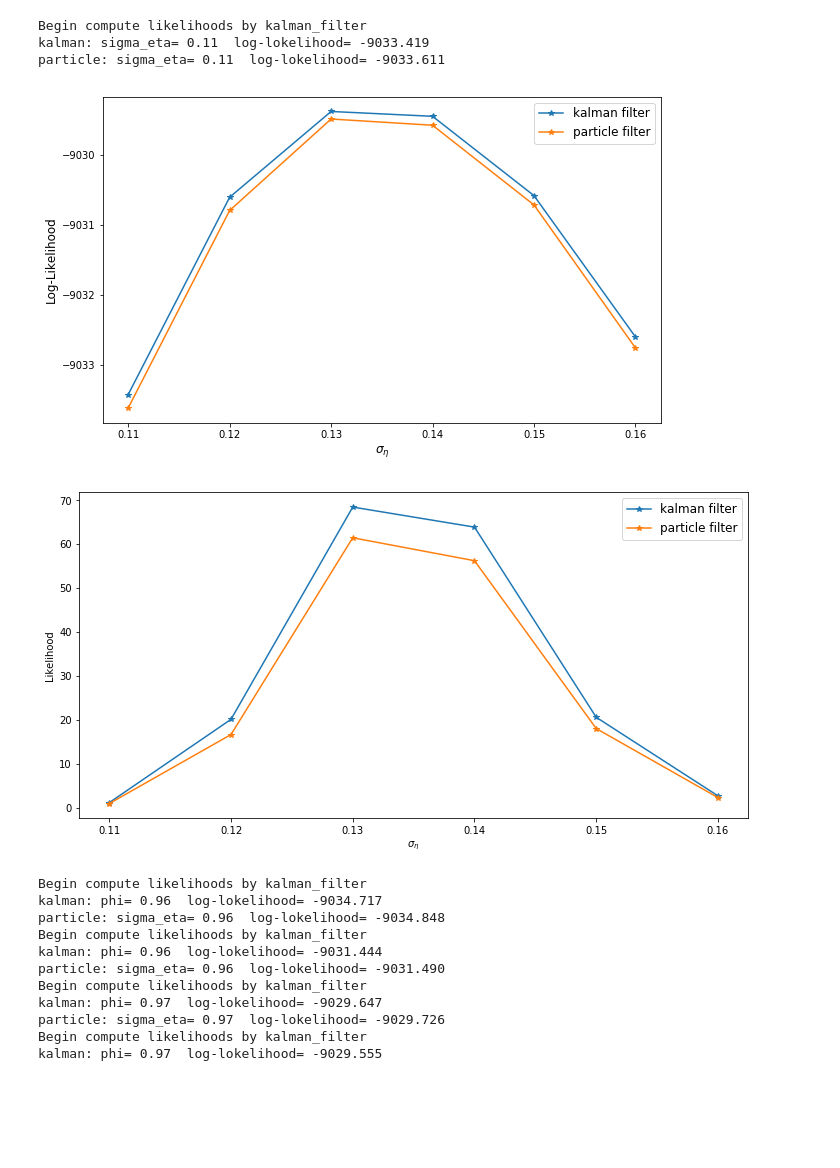
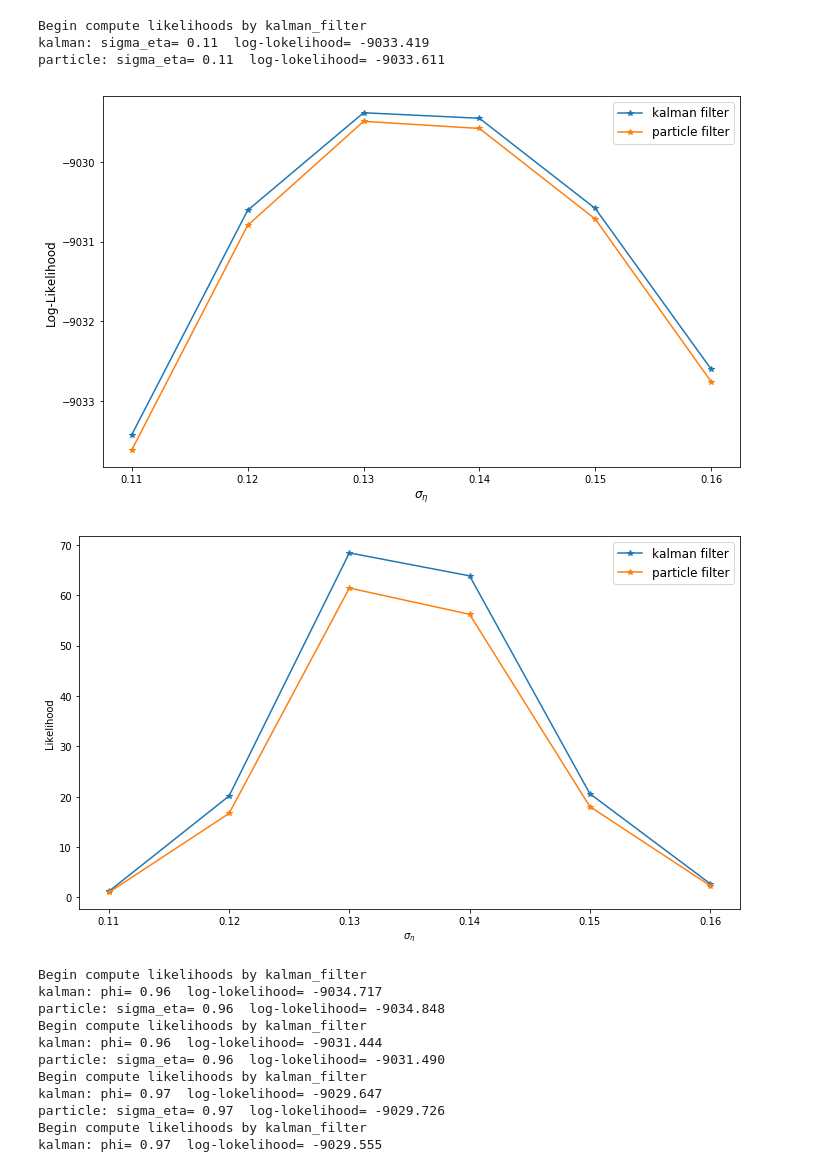
Before and after one commit to WensiDING/Particle-filters-for-Continuous-likelihood-evaluation-and-maximisation, a Jupyter notebook: AR1_Performance.ipynb, the cells around one changed output. Cells and saved outputs as stored; diff of their text form; code cells hidden in the pictures; blank space fills up the shorter version.

```diff
--- a/AR1_Performance.ipynb
+++ b/AR1_Performance.ipynb
@@ -205,21 +208,23 @@ plt.plot(etas, log_likelihoods_eta[1], '*-',label='particle filter')
 plt.xlabel(r'$\sigma_{\eta}$', fontsize=12)
 plt.ylabel('Log-Likelihood', fontsize=12)
 plt.legend(fontsize=12)
+plt.tight_layout()
 plt.savefig('image/eta_log_likelihood_300_5000.png')
 plt.show()
 # %% [output]
-[figure, old version]
+[figure, new version]
 # %%
-plt.figure(figsize=(12, 6))
+plt.figure(figsize=(10, 6))
 plt.plot(etas, np.exp(log_likelihoods_eta[0]-log_likelihoods_eta[1][0]), '-*',label='kalman filter')
 plt.plot(etas, np.exp(log_likelihoods_eta[1]-log_likelihoods_eta[1][0]), '*-',label='particle filter')
 plt.xlabel(r'$\sigma_{\eta}$')
 plt.ylabel('Likelihood')
 plt.legend(fontsize=12)
+plt.tight_layout()
 plt.savefig('image/eta_likelihood_300_5000.png')
 plt.show()
 # %% [output]
-[figure, old version]
+[figure, new version]
 # %%
 phis = [i*0.001 for i in range(960,1000, 5)]
 log_likelihoods_phi = [[], []]
```
Also changed, not shown: parts of 5 cells of this notebook, 8 other files.
